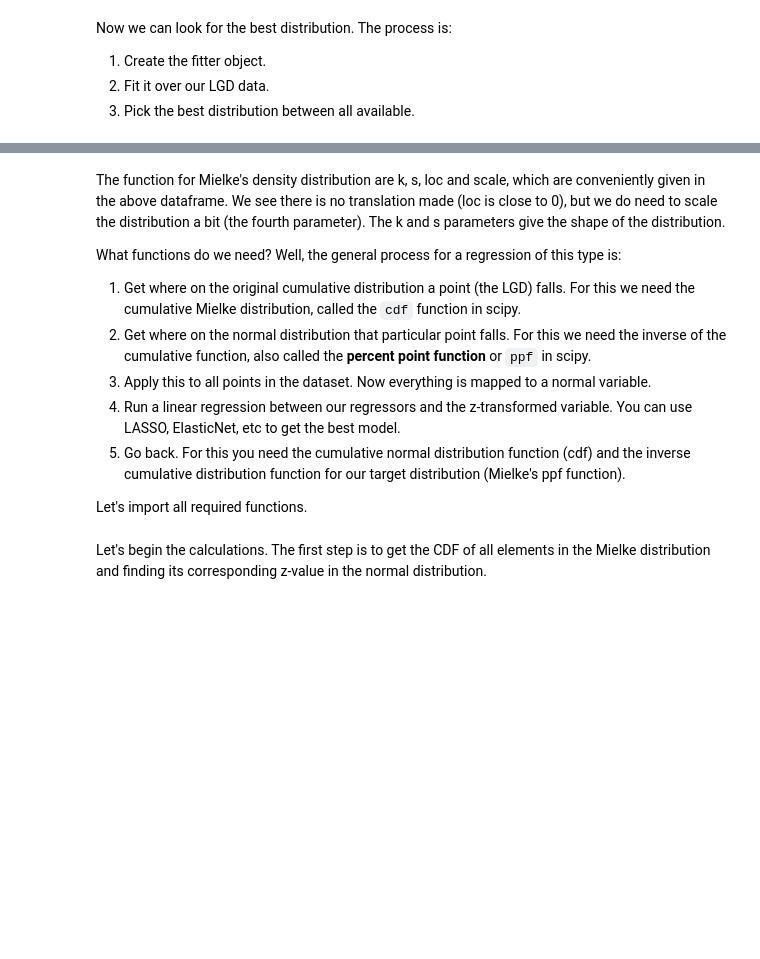
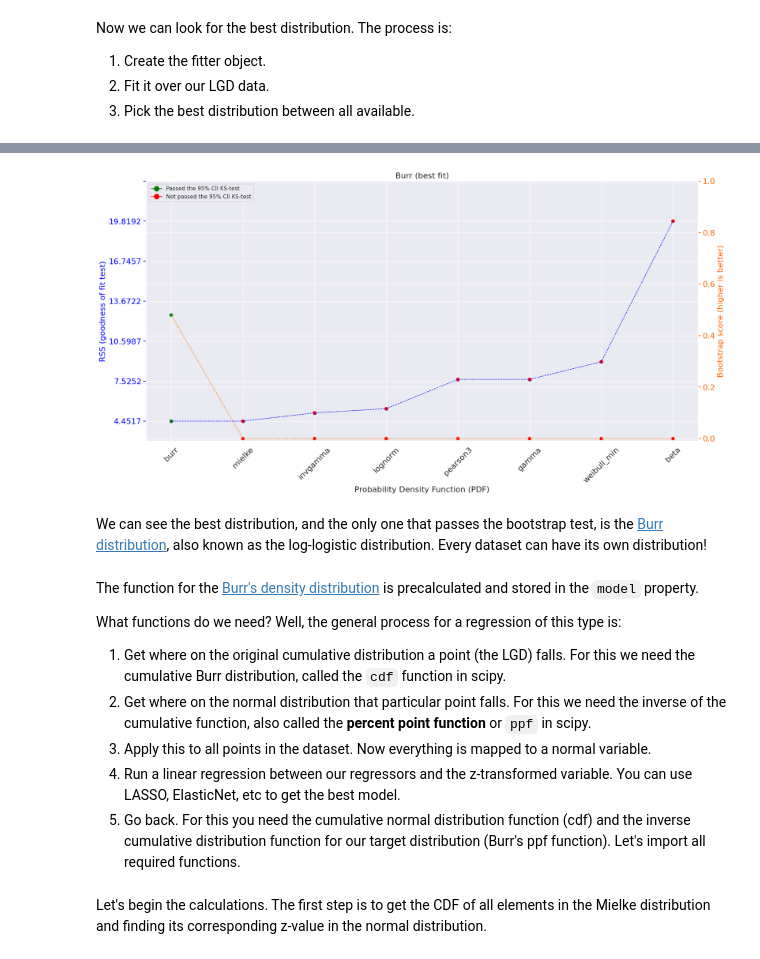
Before and after one commit to CBravoR/AdvancedAnalyticsLabs, a Jupyter notebook: notebooks/python/Lab_LGD_Modelling.ipynb, the cells around one changed output, grey strips where cells are left out. Saved outputs shown, nothing was run; the diff lists cells and outputs as text; code cells hidden in the pictures; blank space fills up the shorter version.

````diff
--- a/notebooks/python/Lab_LGD_Modelling.ipynb
+++ b/notebooks/python/Lab_LGD_Modelling.ipynb
@@ -149,0 +276,5 @@ dists_LGD.get_best()
+# %%
+# Plot summary of all distributions tried
+dists_LGD.plot_summary()
+plt.show()
+# %% [output]
@@ -150,14 +283,16 @@ dists_LGD.get_best()
+[figure, added]
+# %% [markdown]
+We can see the best distribution, and the only one that passes the bootstrap test, is the [Burr distribution](https://en.wikipedia.org/wiki/Burr_distribution), also known as the log-logistic distribution. Every dataset can have its own distribution!
 # %% [markdown]
-The function for Mielke's density distribution are k, s, loc and scale, which are conveniently given in the above dataframe. We see there is no translation made (loc is close to 0), but we do need to scale the distribution a bit (the fourth parameter). The k and s parameters give the shape of the distribution.
+The function for the [Burr's density distribution](https://docs.scipy.org/doc/scipy/reference/generated/scipy.stats.burr.html) is precalculated and stored in the ```model``` property.
 
 What functions do we need? Well, the general process for a regression of this type is:
 
-1. Get where on the original cumulative distribution a point (the LGD) falls. For this we need the cumulative Mielke distribution, called the ```cdf``` function in scipy.
+1. Get where on the original cumulative distribution a point (the LGD) falls. For this we need the cumulative Burr distribution, called the ```cdf``` function in scipy.
 2. Get where on the normal distribution that particular point falls. For this we need the inverse of the cumulative function, also called the **percent point function** or ```ppf``` in scipy.
 3. Apply this to all points in the dataset. Now everything is mapped to a normal variable.
 4. Run a linear regression between our regressors and the z-transformed variable. You can use LASSO, ElasticNet, etc to get the best model.
-5. Go back. For this you need the cumulative normal distribution function (cdf) and the inverse cumulative distribution function for our target distribution (Mielke's ppf function).
-
+5. Go back. For this you need the cumulative normal distribution function (cdf) and the inverse cumulative distribution function for our target distribution (Burr's ppf function).
 Let's import all required functions.
 # %%
 # Import the functions
````
Also changed, not shown: parts of 54 cells of this notebook.
